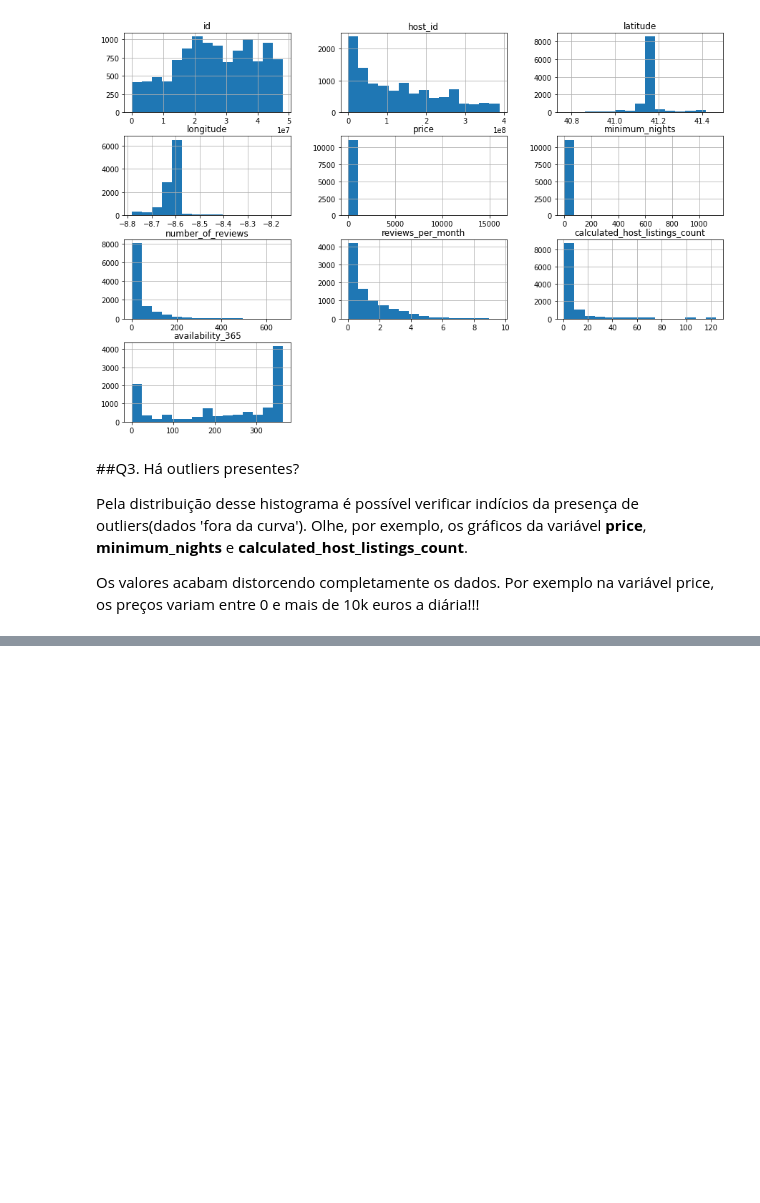
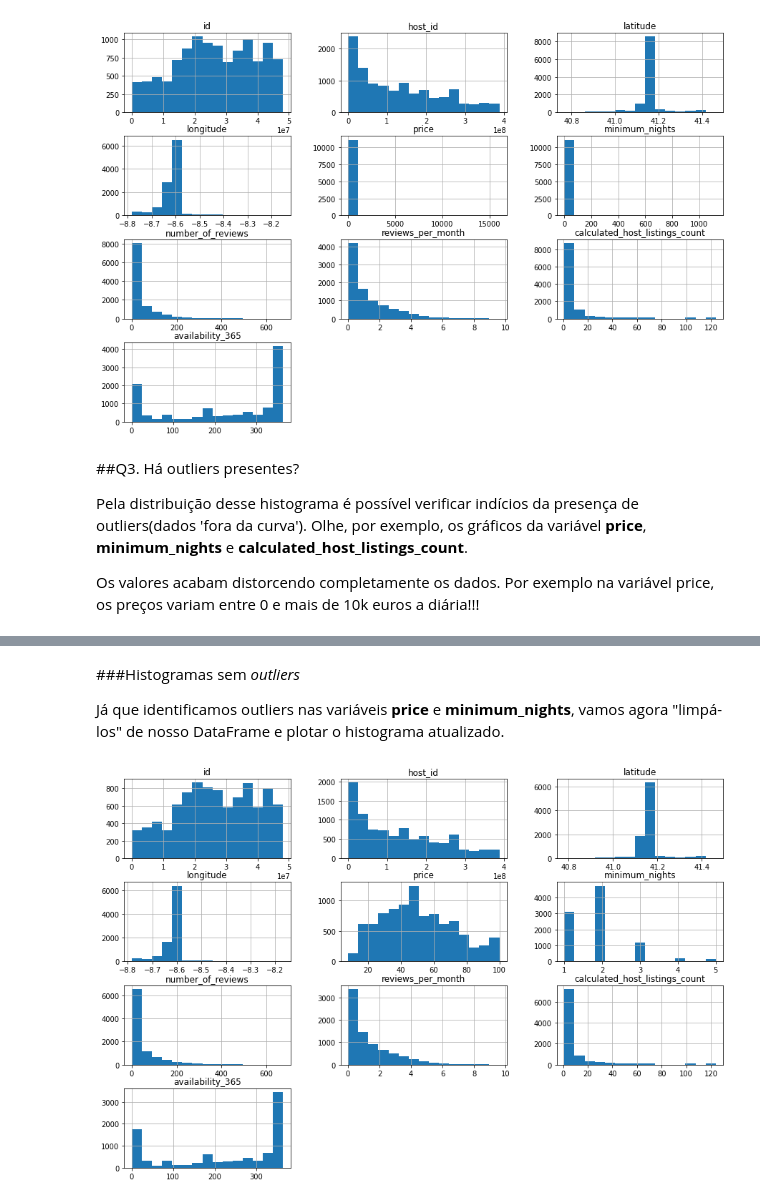
Before and after one commit to rodrigowe1988/Data-Science-na-Pratica, a Jupyter notebook: Dados_do_Airbnb_para_a_cidade_de_Porto_PT.ipynb, the cells around one changed output, grey strips where cells are left out. Cells and saved outputs as stored; diff of their text form; code cells hidden in the pictures; blank space fills up the shorter version.

```diff
--- a/Dados_do_Airbnb_para_a_cidade_de_Porto_PT.ipynb
+++ b/Dados_do_Airbnb_para_a_cidade_de_Porto_PT.ipynb
@@ -199,0 +240,14 @@ df[['price', 'minimum_nights', 'number_of_reviews', 'reviews_per_month', 'calcul
+# %% [markdown]
+###Histogramas sem _outliers_
+
+Já que identificamos outliers nas variáveis __price__ e __minimum_nights__, vamos agora "limpá-los" de nosso DataFrame e plotar o histograma atualizado.
+# %%
+#remover os *outliers* em um novo DataFrame
+df_clean = df.copy()
+df_clean.drop(df_clean[df_clean.price > 100].index, axis=0, inplace=True )
+df_clean.drop(df_clean[df_clean.minimum_nights > 5].index, axis=0, inplace=True)
+
+#plotar o histograma para as variáveis numéricas
+df_clean.hist(bins=15, figsize=(15, 10));
+# %% [output]
+[figure, added]
```
Also changed, not shown: parts of 20 cells of this notebook.
